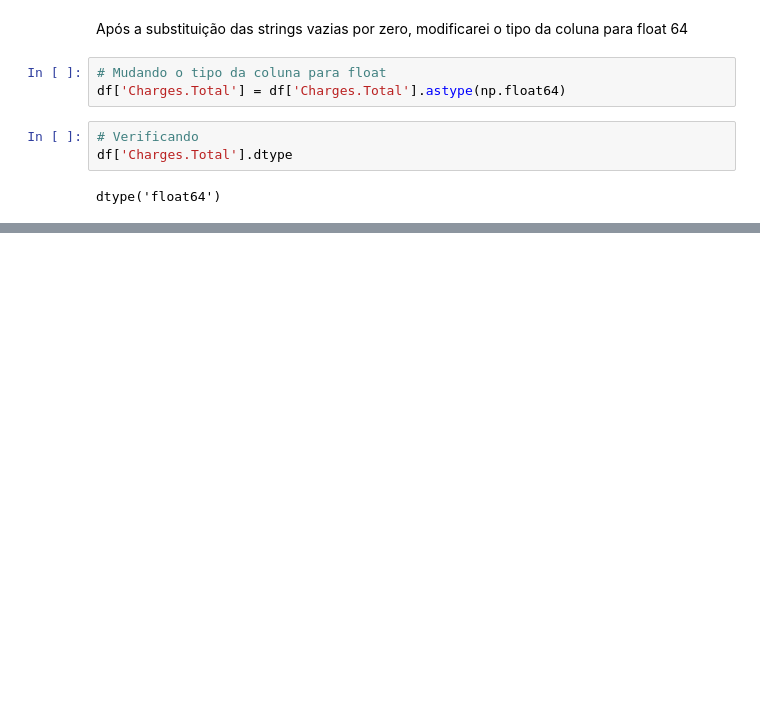
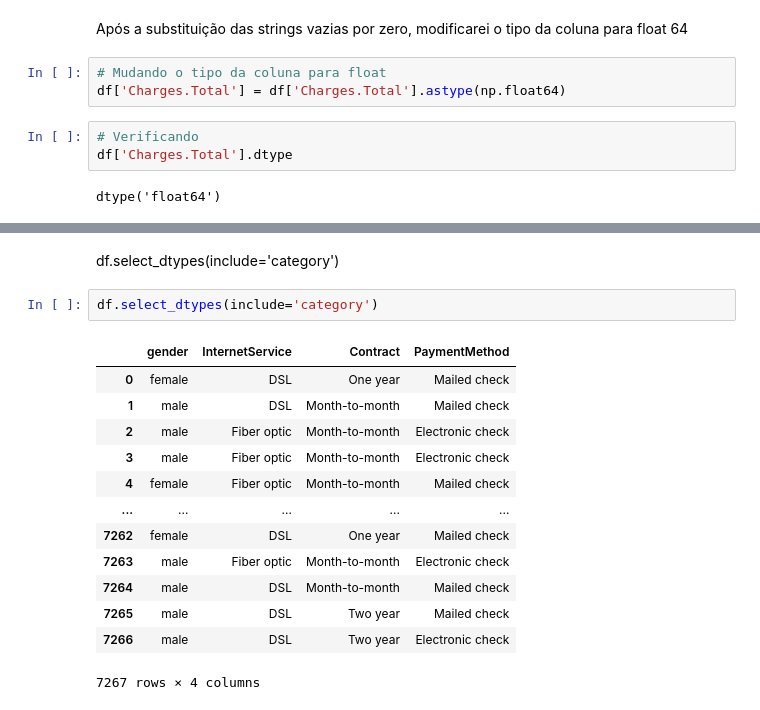
Before and after one commit to JhonCostaDev/Challenge_Telecom_X__Analise_de_evasao_de_clientes, a Jupyter notebook: telecom_X.ipynb, the cells around one changed output, grey strips where cells are left out. Saved outputs shown, nothing was run; the diff lists cells and outputs as text; blank space fills up the shorter version.

```diff
--- a/telecom_X.ipynb
+++ b/telecom_X.ipynb
@@ -964,0 +1060,18 @@ dtype('float64')
+# %% [markdown]
+df.select_dtypes(include='category')
+# %%
+df.select_dtypes(include='category')
+# %% [output]
+|  | gender | InternetService | Contract | PaymentMethod |
+| 0 | female | DSL | One year | Mailed check |
+| 1 | male | DSL | Month-to-month | Mailed check |
+| 2 | male | Fiber optic | Month-to-month | Electronic check |
+| 3 | male | Fiber optic | Month-to-month | Electronic check |
+| 4 | female | Fiber optic | Month-to-month | Mailed check |
+| ... | ... | ... | ... | ... |
+| 7262 | female | DSL | One year | Mailed check |
+| 7263 | male | Fiber optic | Month-to-month | Electronic check |
+| 7264 | male | DSL | Month-to-month | Mailed check |
+| 7265 | male | DSL | Two year | Mailed check |
+| 7266 | male | DSL | Two year | Electronic check |
+7267 rows × 4 columns
```
Also changed, not shown: parts of 39 cells of this notebook.
